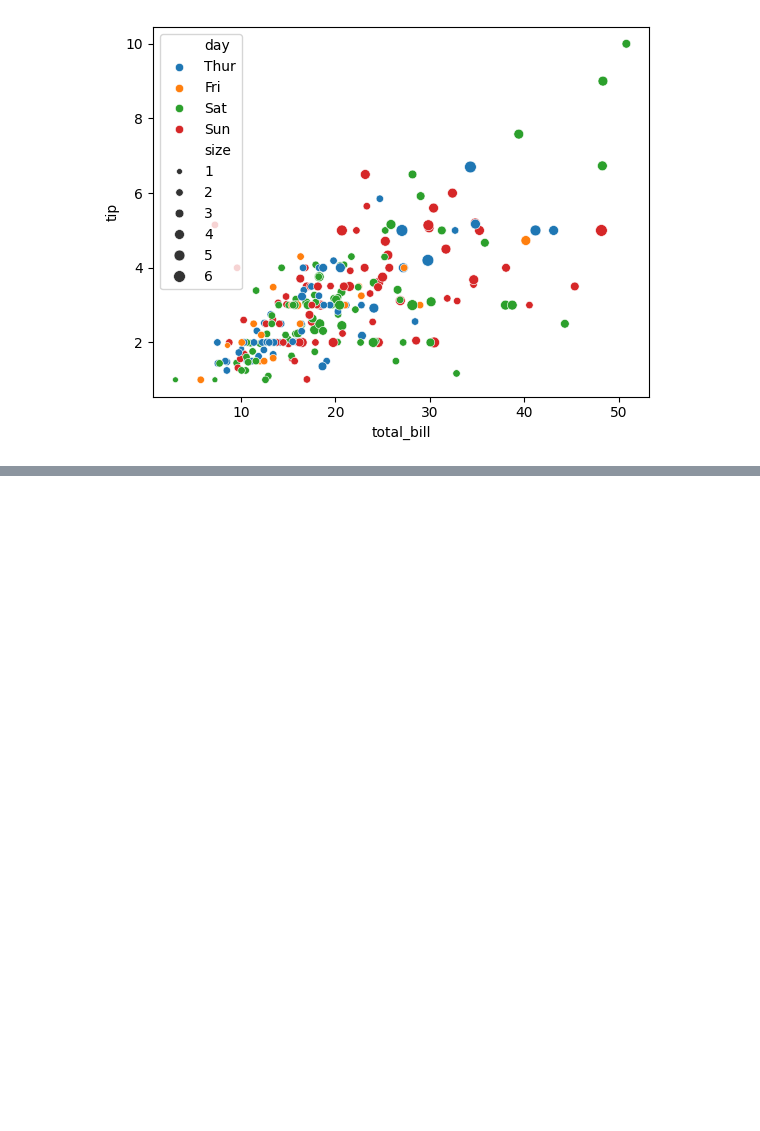
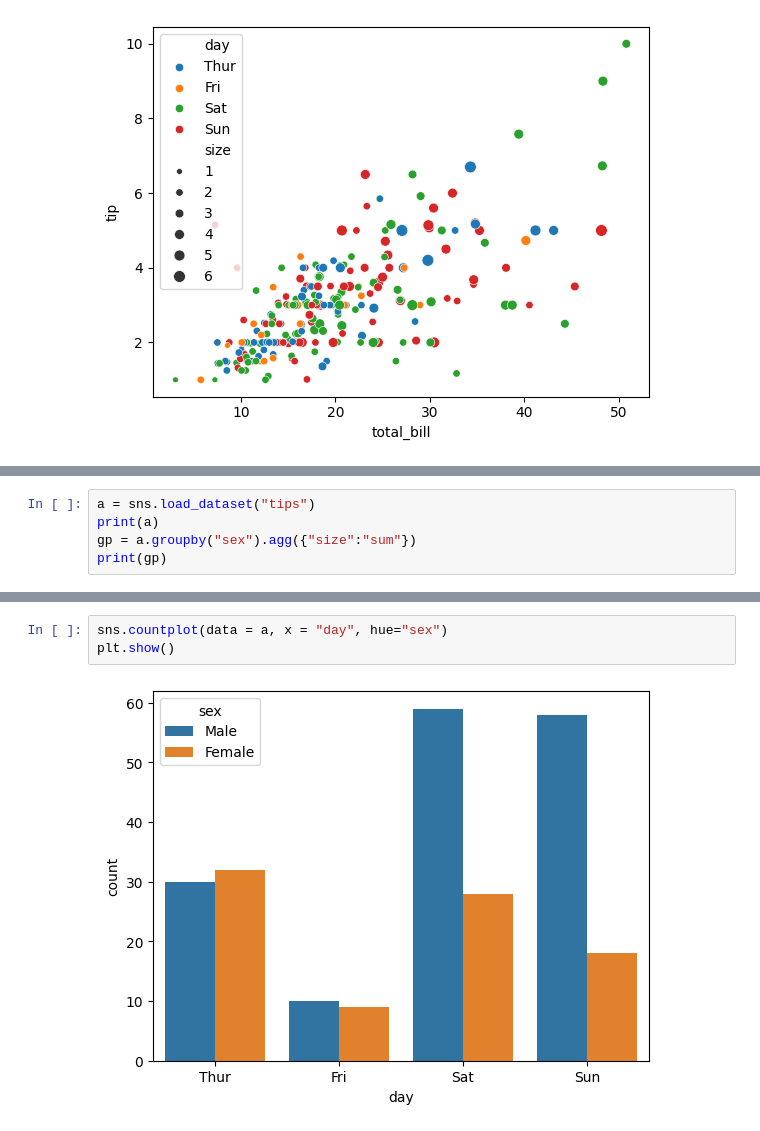
Before and after one commit to GulamAnsari12/Full-Python, a Jupyter notebook: Seaborn.ipynb, the cells around one changed output, grey strips where cells are left out. Cells and saved outputs as stored; diff of their text form; blank space fills up the shorter version.

```diff
--- a/Seaborn.ipynb
+++ b/Seaborn.ipynb
@@ -152,0 +237,5 @@ data = pd.read_excel()
+# %%
+a = sns.load_dataset("tips")
+print(a)
+gp = a.groupby("sex").agg({"size":"sum"})
+print(gp)
@@ -152,0 +261,5 @@ data = pd.read_excel()
+# %%
+sns.countplot(data = a, x = "day", hue="sex")
+plt.show()
+# %% [output]
+[figure, added]
```
Also changed, not shown: parts of 41 cells of this notebook.
